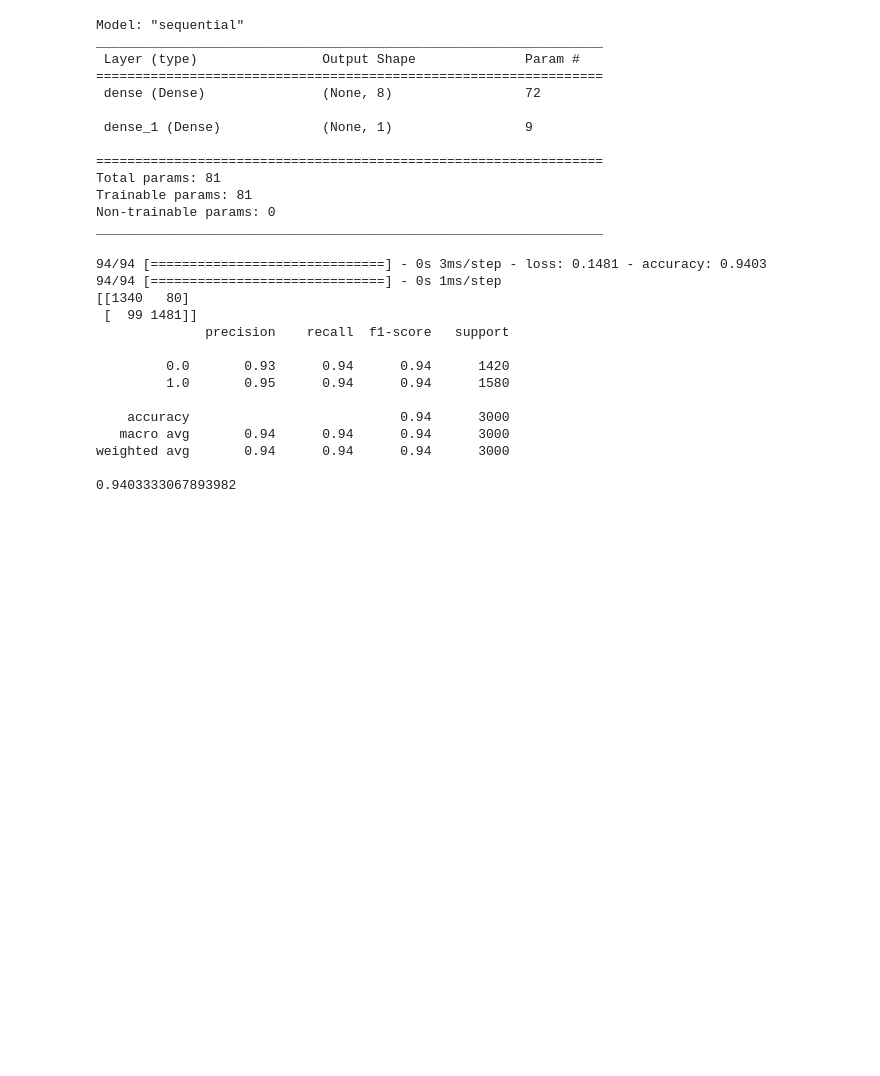
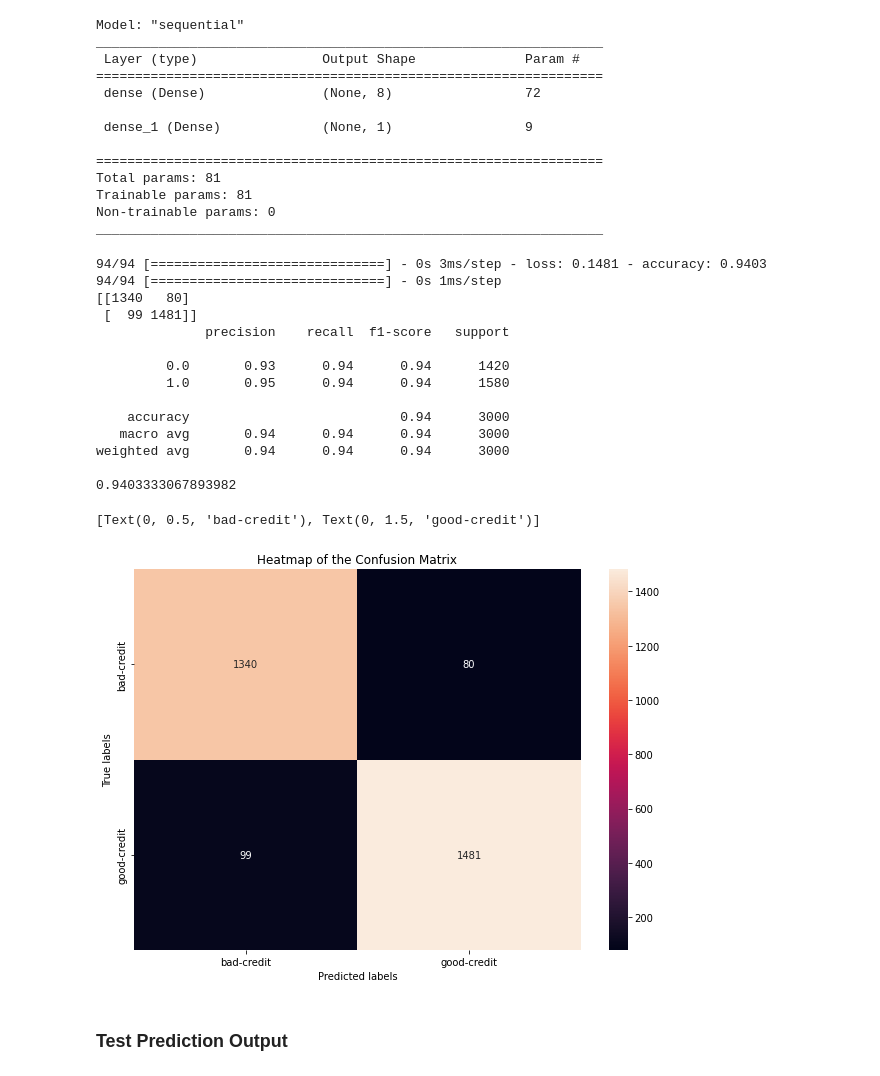
Before and after one commit to imamfirdaus-if/kasbaik, a Jupyter notebook: machine-learning/models/credit-approval/credit-approval model v3.ipynb, the cells around one changed output. Saved outputs shown, nothing was run; the diff lists cells and outputs as text; code cells hidden in the pictures; blank space fills up the shorter version.

Commit message:
Update credit-approval model v3.ipynb
Test Prediction Output

```diff
--- a/machine-learning/models/credit-approval/credit-approval model v3.ipynb
+++ b/machine-learning/models/credit-approval/credit-approval model v3.ipynb
@@ -259,3 +259,24 @@ print(Average(scores))
 weighted avg       0.94      0.94      0.94      3000
 
 0.9403333067893982
+# %%
+import seaborn as sns
+import matplotlib.pyplot as plt
+
+target_names = ['bad-credit','good-credit']
+
+fig,ax=plt.subplots(1,1,
+                    figsize=(10,7)
+                   )
+
+sns.heatmap(cm, annot=True, fmt='g', ax=ax);  #annot=True to annotate cells, ftm='g' to disable scientific notation
+
+# labels, title and ticks
+ax.set_xlabel('Predicted labels');ax.set_ylabel('True labels');
+ax.set_title('Heatmap of the Confusion Matrix');
+ax.xaxis.set_ticklabels(target_names); ax.yaxis.set_ticklabels(target_names)
+# %% [output]
+[Text(0, 0.5, 'bad-credit'), Text(0, 1.5, 'good-credit')]
+[figure, added]
+# %% [markdown]
+### Test Prediction Output
```
Also changed, not shown: parts of 2 cells of this notebook.
